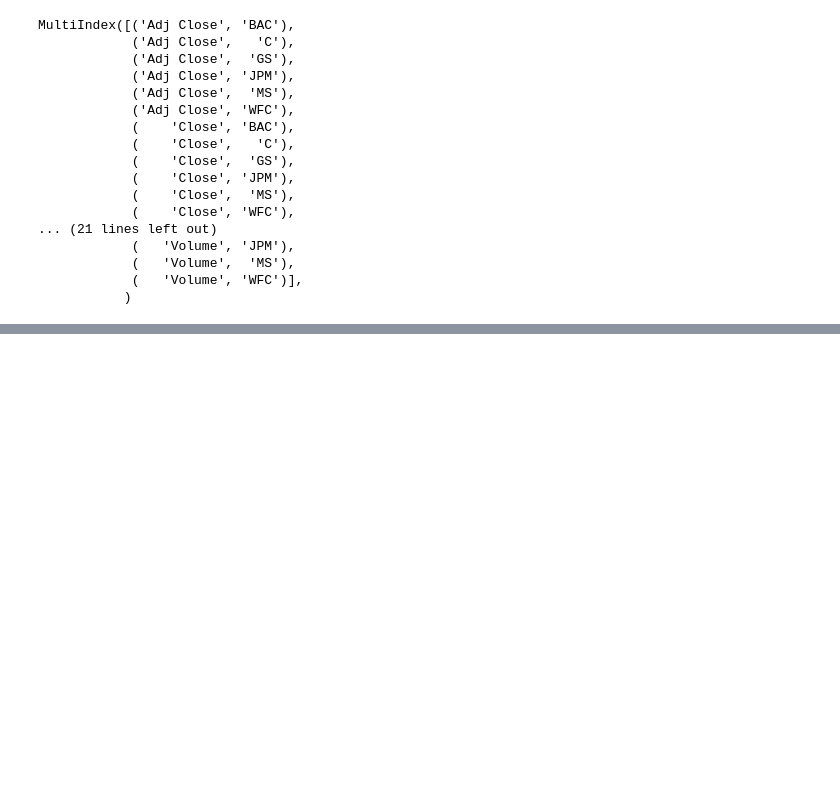
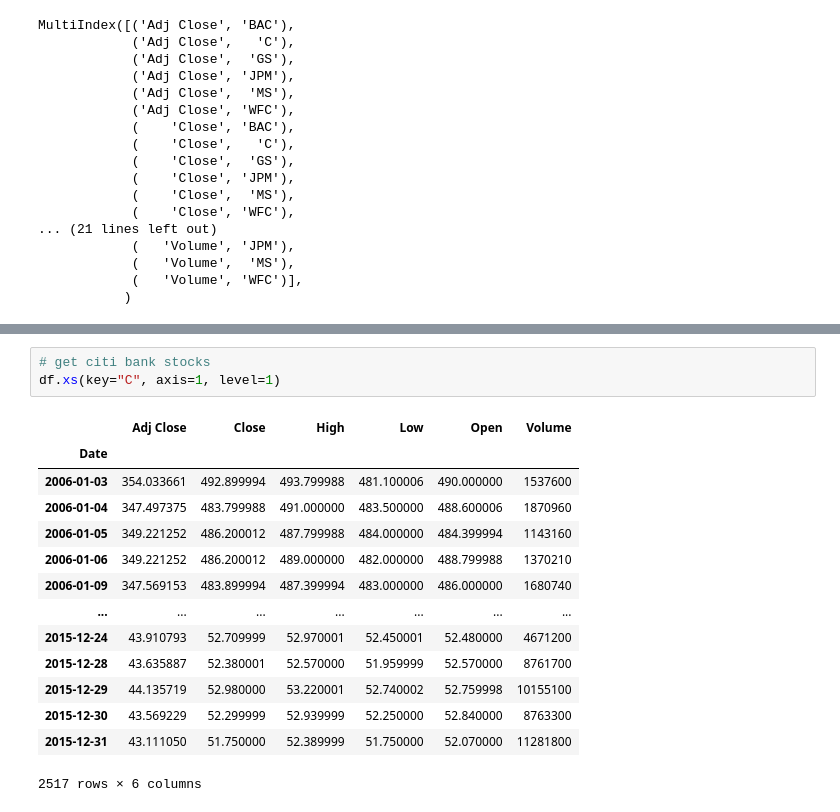
Before and after one commit to MeetPatel89/stocks_analysis, a Jupyter notebook: notebook.ipynb, the cells around one changed output, grey strips where cells are left out. Drawn from its saved outputs; the diff is of its cells as text; blank space fills up the shorter version.

```diff
--- a/notebook.ipynb
+++ b/notebook.ipynb
@@ -70,0 +89,18 @@ MultiIndex([('Adj Close', 'BAC'),
+# %%
+# get citi bank stocks
+df.xs(key="C", axis=1, level=1)
+# %% [output]
+|  | Adj Close | Close | High | Low | Open | Volume |
+| Date |  |  |  |  |  |  |
+| 2006-01-03 | 354.033661 | 492.899994 | 493.799988 | 481.100006 | 490.000000 | 1537600 |
+| 2006-01-04 | 347.497375 | 483.799988 | 491.000000 | 483.500000 | 488.600006 | 1870960 |
+| 2006-01-05 | 349.221252 | 486.200012 | 487.799988 | 484.000000 | 484.399994 | 1143160 |
+| 2006-01-06 | 349.221252 | 486.200012 | 489.000000 | 482.000000 | 488.799988 | 1370210 |
+| 2006-01-09 | 347.569153 | 483.899994 | 487.399994 | 483.000000 | 486.000000 | 1680740 |
+| ... | ... | ... | ... | ... | ... | ... |
+| 2015-12-24 | 43.910793 | 52.709999 | 52.970001 | 52.450001 | 52.480000 | 4671200 |
+| 2015-12-28 | 43.635887 | 52.380001 | 52.570000 | 51.959999 | 52.570000 | 8761700 |
+| 2015-12-29 | 44.135719 | 52.980000 | 53.220001 | 52.740002 | 52.759998 | 10155100 |
+| 2015-12-30 | 43.569229 | 52.299999 | 52.939999 | 52.250000 | 52.840000 | 8763300 |
+| 2015-12-31 | 43.111050 | 51.750000 | 52.389999 | 51.750000 | 52.070000 | 11281800 |
+2517 rows × 6 columns
```
Also changed, not shown: parts of 5 cells of this notebook.
